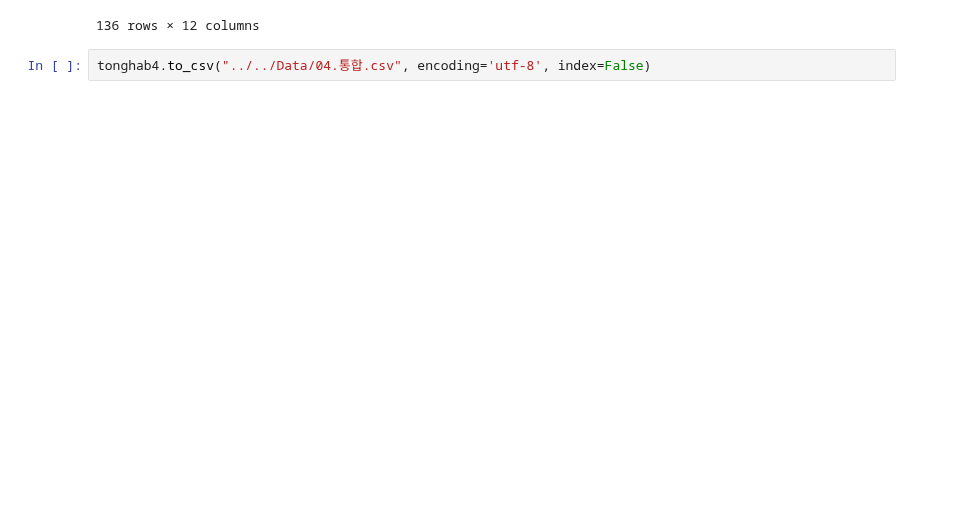
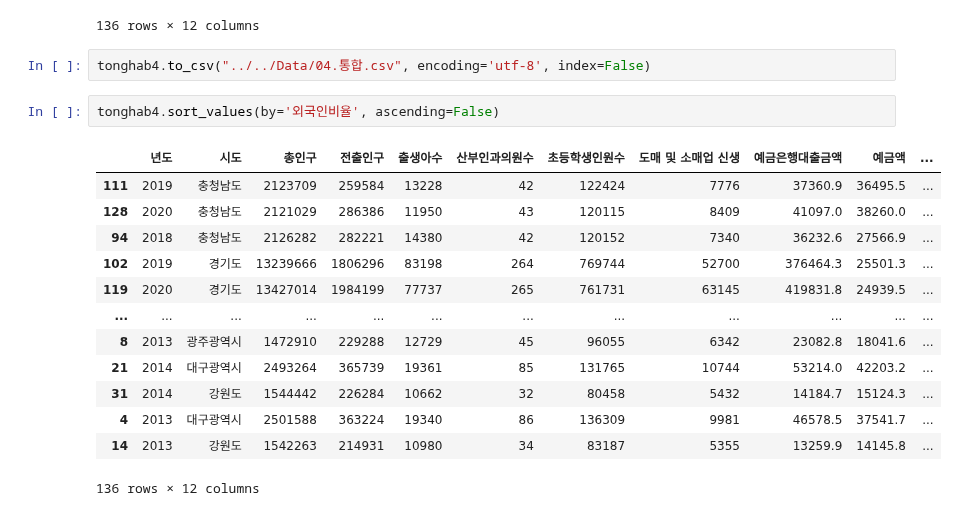
Before and after one commit to vxornjs11/Pytone_Flutter, a Jupyter notebook: Note/people/외국인등록자.ipynb, the cells around one changed output. Drawn from its saved outputs; the diff is of its cells as text; blank space fills up the shorter version.

```diff
--- a/Note/people/외국인등록자.ipynb
+++ b/Note/people/외국인등록자.ipynb
@@ -561,3 +561,19 @@ tonghab4
 136 rows × 12 columns
 # %%
 tonghab4.to_csv("../../Data/04.통합.csv", encoding='utf-8', index=False)
+# %%
+tonghab4.sort_values(by='외국인비율', ascending=False)
+# %% [output]
+|  | 년도 | 시도 | 총인구 | 전출인구 | 출생아수 | 산부인과의원수 | 초등학생인원수 | 도매 및 소매업 신생 | 예금은행대출금액 | 예금액 | ... |
+| 111 | 2019 | 충청남도 | 2123709 | 259584 | 13228 | 42 | 122424 | 7776 | 37360.9 | 36495.5 | ... |
+| 128 | 2020 | 충청남도 | 2121029 | 286386 | 11950 | 43 | 120115 | 8409 | 41097.0 | 38260.0 | ... |
+| 94 | 2018 | 충청남도 | 2126282 | 282221 | 14380 | 42 | 120152 | 7340 | 36232.6 | 27566.9 | ... |
+| 102 | 2019 | 경기도 | 13239666 | 1806296 | 83198 | 264 | 769744 | 52700 | 376464.3 | 25501.3 | ... |
+| 119 | 2020 | 경기도 | 13427014 | 1984199 | 77737 | 265 | 761731 | 63145 | 419831.8 | 24939.5 | ... |
+| ... | ... | ... | ... | ... | ... | ... | ... | ... | ... | ... | ... |
+| 8 | 2013 | 광주광역시 | 1472910 | 229288 | 12729 | 45 | 96055 | 6342 | 23082.8 | 18041.6 | ... |
+| 21 | 2014 | 대구광역시 | 2493264 | 365739 | 19361 | 85 | 131765 | 10744 | 53214.0 | 42203.2 | ... |
+| 31 | 2014 | 강원도 | 1544442 | 226284 | 10662 | 32 | 80458 | 5432 | 14184.7 | 15124.3 | ... |
+| 4 | 2013 | 대구광역시 | 2501588 | 363224 | 19340 | 86 | 136309 | 9981 | 46578.5 | 37541.7 | ... |
+| 14 | 2013 | 강원도 | 1542263 | 214931 | 10980 | 34 | 83187 | 5355 | 13259.9 | 14145.8 | ... |
+136 rows × 12 columns
```
Also changed, not shown: parts of 1 cell of this notebook, 5 other files.
